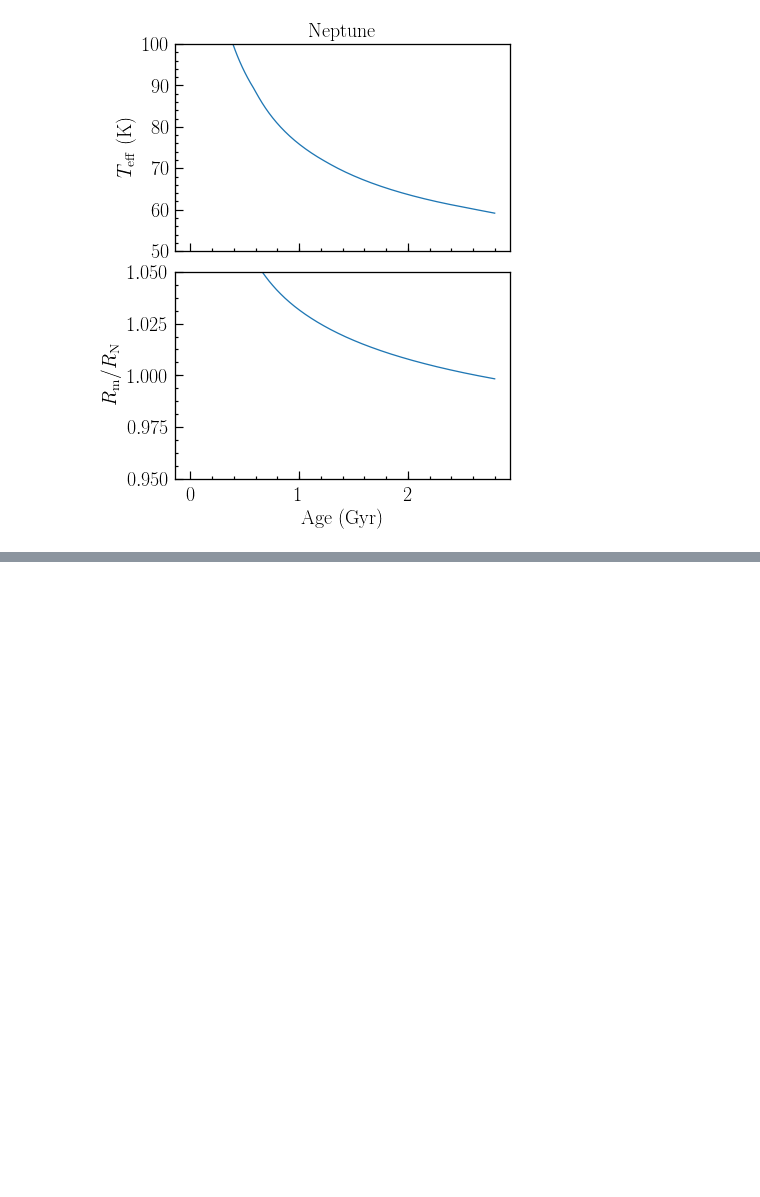
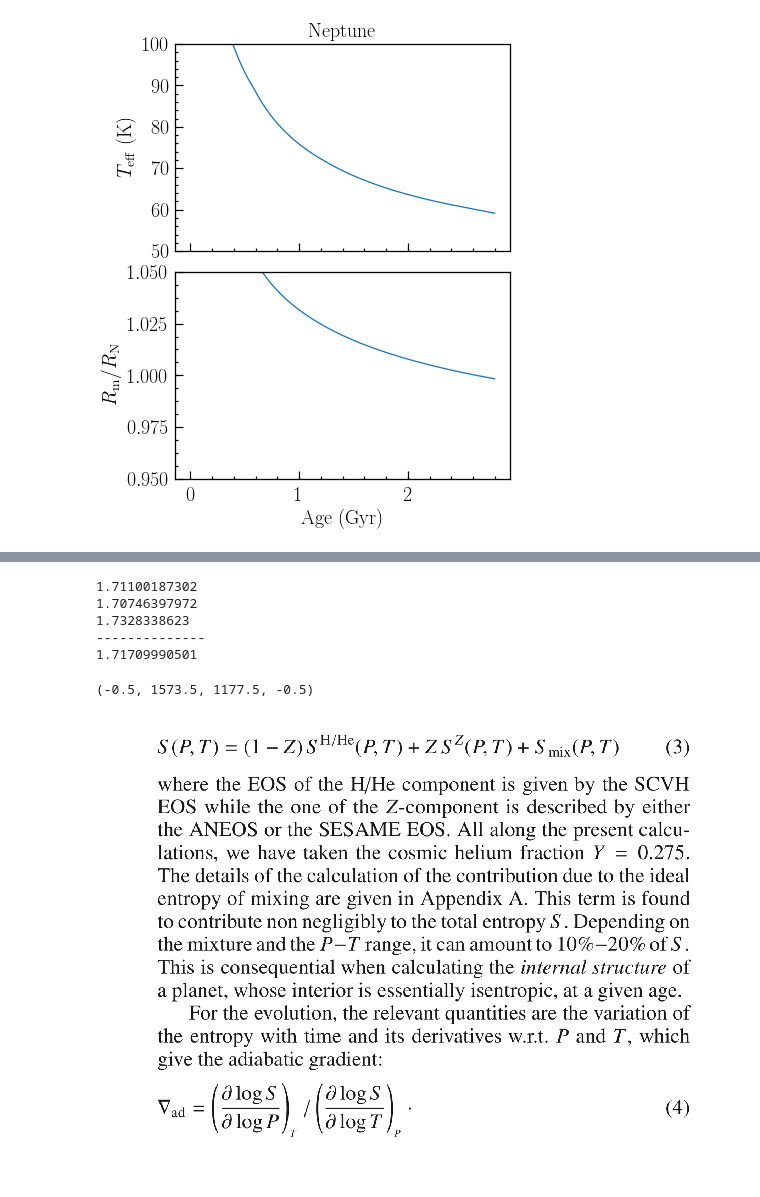
Before and after one commit to chkvch/ongp, a Jupyter notebook: un_test_suite.ipynb, the cells around one changed output, grey strips where cells are left out. Cells and saved outputs as stored; diff of their text form; code cells hidden in the pictures; blank space fills up the shorter version.

```diff
--- a/un_test_suite.ipynb
+++ b/un_test_suite.ipynb
@@ -180,0 +336,20 @@ Text(0.5,1,'Neptune')
+# %%
+import time
+import ongp; reload(ongp)
+et = 0.
+n = 3
+for i in np.arange(n):
+    t0 = time.time()
+    f = ongp.evol(z_eos_option='reos water v2')
+    f.static(t1=165.)
+    dt = time.time() - t0
+    et += dt
+    print(dt)
+print('--------------')
+print(et / n)
+# %% [output]
+1.71100187302
+1.70746397972
+1.7328338623
+--------------
+1.71709990501
@@ -180,0 +360,9 @@ Text(0.5,1,'Neptune')
+# %%
+import matplotlib.image as mpimg
+img = mpimg.imread('grada.png')
+plt.figure(figsize=(10, 10))
+plt.imshow(img)
+plt.gca().axis('off')
+# %% [output]
+(-0.5, 1573.5, 1177.5, -0.5)
+[figure, added]
```
Also changed, not shown: parts of 9 cells of this notebook, 3 other files.
